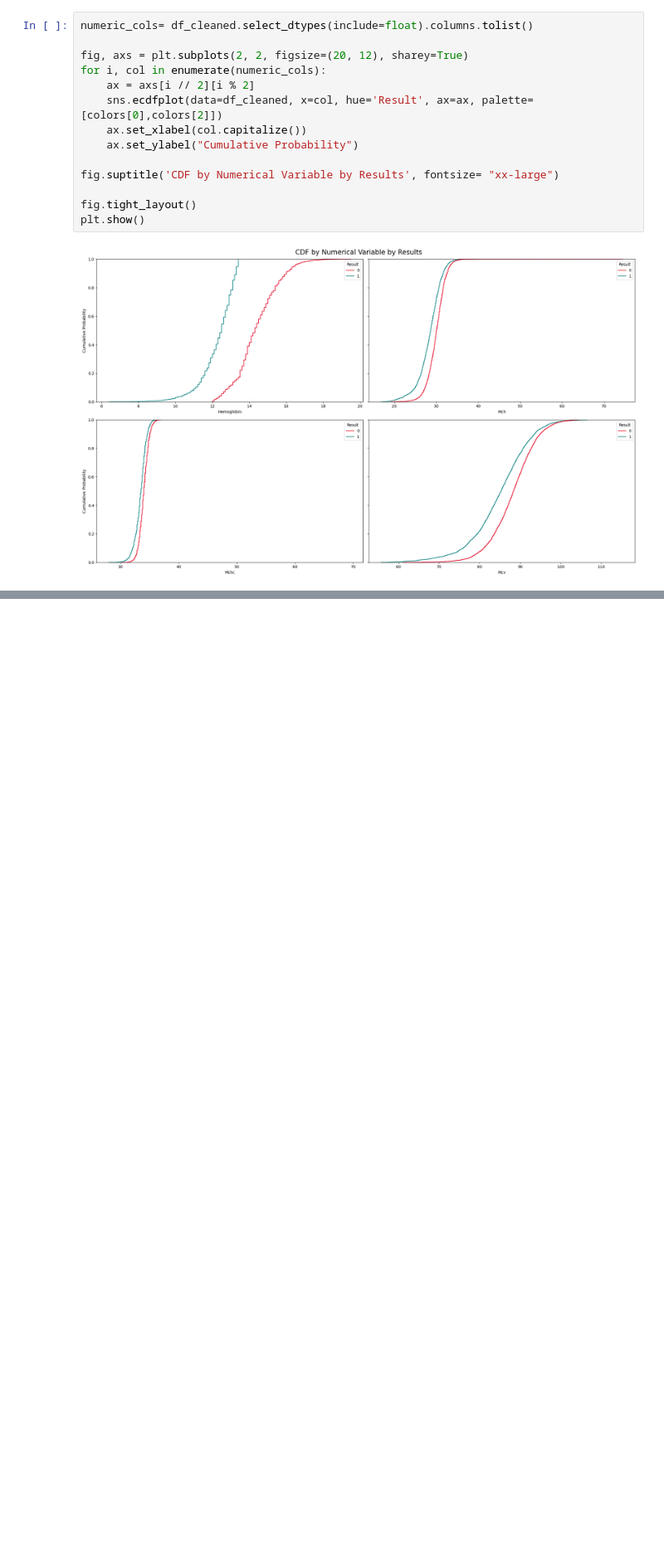
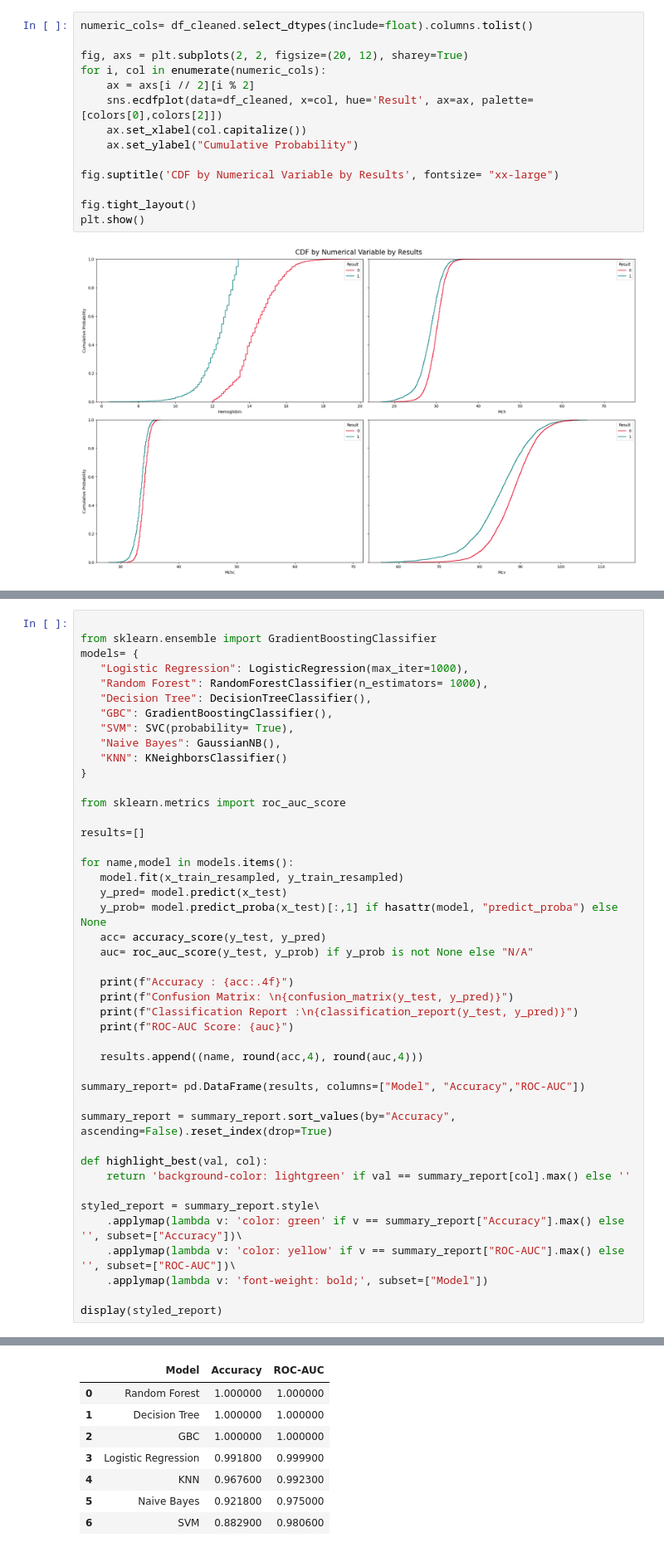
Before and after one commit to ansarimzp/Anemia-Recognition-, a Jupyter notebook: main.ipynb, the cells around one changed output, grey strips where cells are left out. Shown at 83% size. Drawn from its saved outputs; the diff is of its cells as text; blank space fills up the shorter version.

```diff
--- a/main.ipynb
+++ b/main.ipynb
@@ -214,0 +245,45 @@ plt.show()
+# %%
+
+from sklearn.ensemble import GradientBoostingClassifier
+models= {
+   "Logistic Regression": LogisticRegression(max_iter=1000),
+   "Random Forest": RandomForestClassifier(n_estimators= 1000),
+   "Decision Tree": DecisionTreeClassifier(),
+   "GBC": GradientBoostingClassifier(),
+   "SVM": SVC(probability= True),
+   "Naive Bayes": GaussianNB(),
+   "KNN": KNeighborsClassifier()
+}
+
+from sklearn.metrics import roc_auc_score
+
+results=[]
+
+for name,model in models.items():
+   model.fit(x_train_resampled, y_train_resampled)
+   y_pred= model.predict(x_test)
+   y_prob= model.predict_proba(x_test)[:,1] if hasattr(model, "predict_proba") else None
+   acc= accuracy_score(y_test, y_pred)
+   auc= roc_auc_score(y_test, y_prob) if y_prob is not None else "N/A"
+
+   print(f"Accuracy : {acc:.4f}")
+   print(f"Confusion Matrix: \n{confusion_matrix(y_test, y_pred)}")
+   print(f"Classification Report :\n{classification_report(y_test, y_pred)}")
+   print(f"ROC-AUC Score: {auc}")
+
+   results.append((name, round(acc,4), round(auc,4)))
+
+summary_report= pd.DataFrame(results, columns=["Model", "Accuracy","ROC-AUC"])
+
+summary_report = summary_report.sort_values(by="Accuracy", ascending=False).reset_index(drop=True)
+
+def highlight_best(val, col):
+    return 'background-color: lightgreen' if val == summary_report[col].max() else ''
+
+styled_report = summary_report.style\
+    .applymap(lambda v: 'color: green' if v == summary_report["Accuracy"].max() else '', subset=["Accuracy"])\
+    .applymap(lambda v: 'color: yellow' if v == summary_report["ROC-AUC"].max() else '', subset=["ROC-AUC"])\
+    .applymap(lambda v: 'font-weight: bold;', subset=["Model"])
+
+display(styled_report)
+# %% [output]
@@ -214,0 +307,8 @@ plt.show()
+|  | Model | Accuracy | ROC-AUC |
+| 0 | Random Forest | 1.000000 | 1.000000 |
+| 1 | Decision Tree | 1.000000 | 1.000000 |
+| 2 | GBC | 1.000000 | 1.000000 |
+| 3 | Logistic Regression | 0.991800 | 0.999900 |
+| 4 | KNN | 0.967600 | 0.992300 |
+| 5 | Naive Bayes | 0.921800 | 0.975000 |
+| 6 | SVM | 0.882900 | 0.980600 |
```
Also changed, not shown: parts of 15 cells of this notebook.
